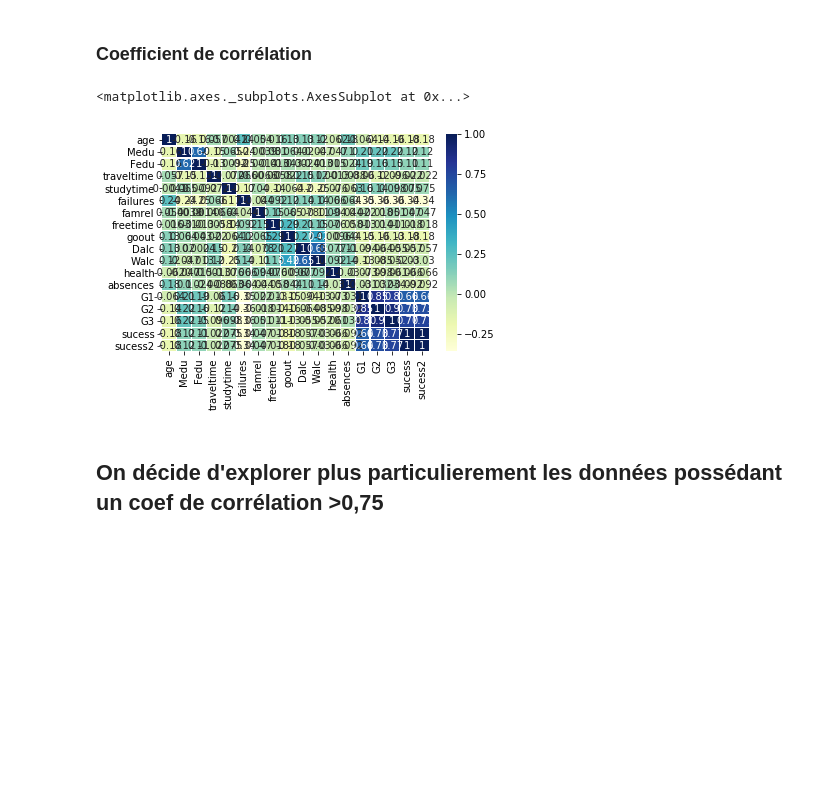
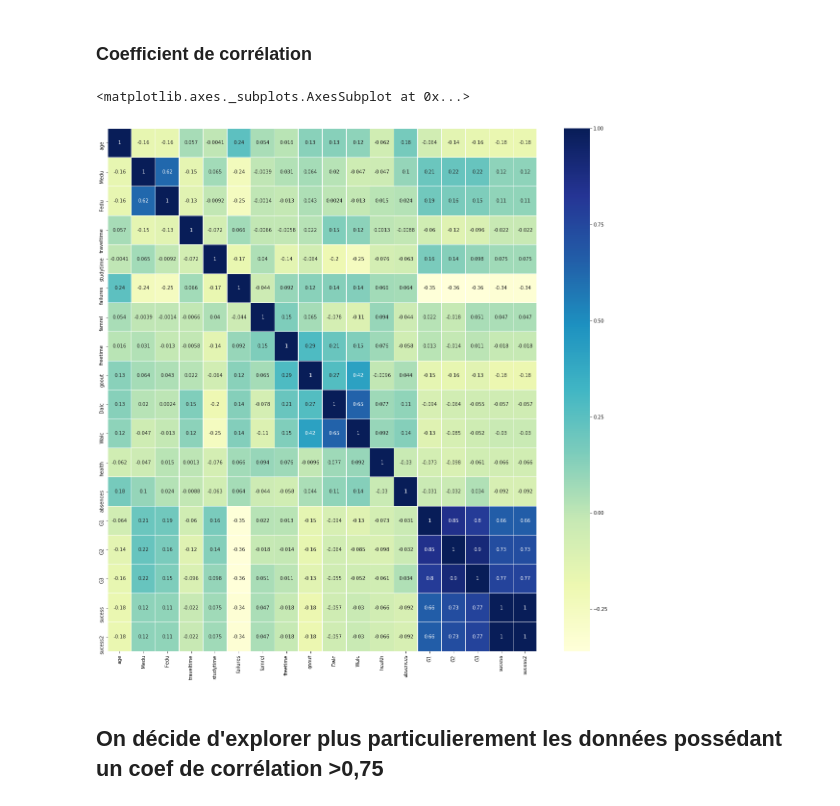
Before and after one commit to david-leroy/Data_Science, a Jupyter notebook: exercice.ipynb, the cells around one changed output. Saved outputs shown, nothing was run; the diff lists cells and outputs as text; code cells hidden in the pictures; blank space fills up the shorter version.

```diff
--- a/exercice.ipynb
+++ b/exercice.ipynb
@@ -71,10 +71,11 @@ students['sucess'] = [True if i >= 10 else False for i in students['G3']]
 # %% [markdown]
 ### Coefficient de corrélation
 # %%
+plt.figure(figsize=(20,20))
 sns.heatmap(students.corr(), annot=True, linewidths=0.2, cmap="YlGnBu")
 # %% [output]
 <matplotlib.axes._subplots.AxesSubplot at 0x...>
-[figure, old version]
+[figure, new version]
 # %% [markdown]
 ## On décide d'explorer plus particulierement les données possédant un coef de corrélation >0,75
 # %% [markdown]
```
